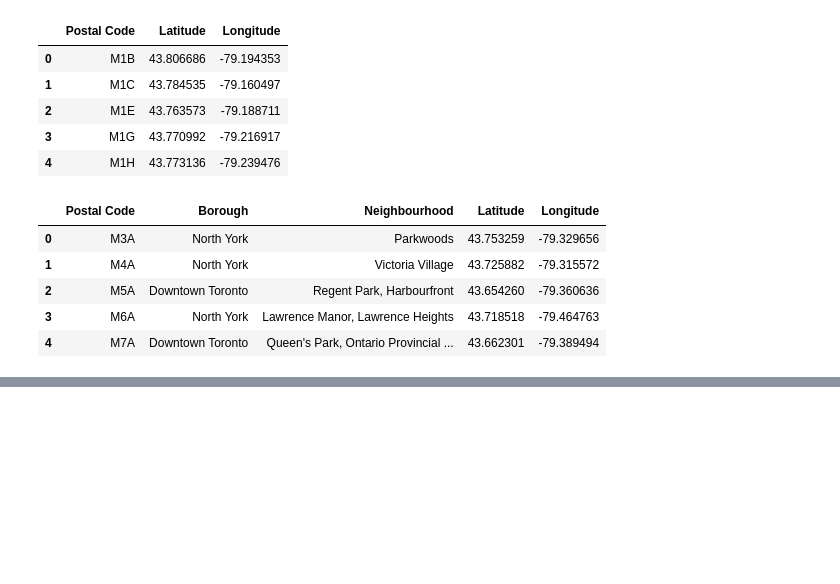
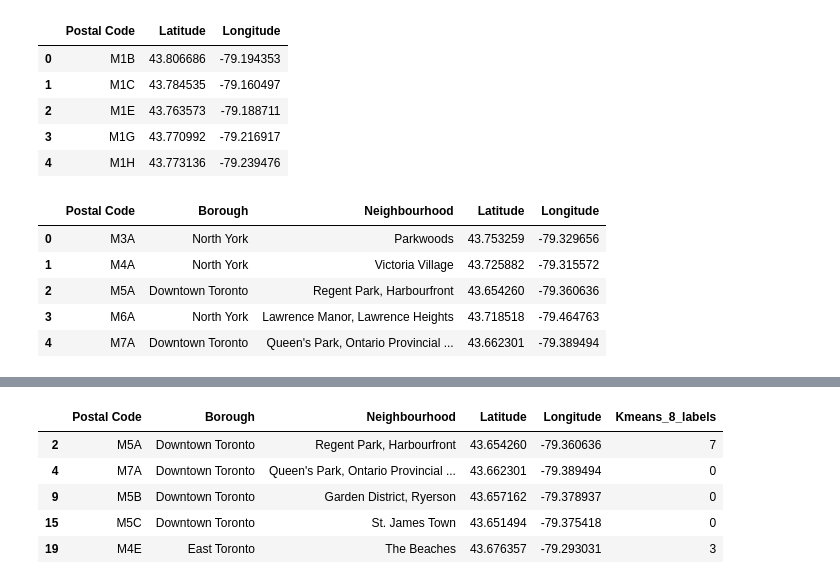
Before and after one commit to swagluke/Coursera_Capstone, a Jupyter notebook: Week3.ipynb, the cells around one changed output, grey strips where cells are left out. Drawn from its saved outputs; the diff is of its cells as text; code cells hidden in the pictures; blank space fills up the shorter version.

```diff
--- a/Week3.ipynb
+++ b/Week3.ipynb
@@ -52,0 +97,4 @@ result_df.head()
+# %%
+# It's hard to tell what's the best K value for this project, so I am picking 8 as k value
+kmeans = KMeans(n_clusters=8, random_state=0).fit(X)
+labels = kmeans.labels_
@@ -52,0 +109,9 @@ result_df.head()
+# %%
+Toronto_df.head()
+# %% [output]
+|  | Postal Code | Borough | Neighbourhood | Latitude | Longitude | Kmeans_8_labels |
+| 2 | M5A | Downtown Toronto | Regent Park, Harbourfront | 43.654260 | -79.360636 | 7 |
+| 4 | M7A | Downtown Toronto | Queen's Park, Ontario Provincial ... | 43.662301 | -79.389494 | 0 |
+| 9 | M5B | Downtown Toronto | Garden District, Ryerson | 43.657162 | -79.378937 | 0 |
+| 15 | M5C | Downtown Toronto | St. James Town | 43.651494 | -79.375418 | 0 |
+| 19 | M4E | East Toronto | The Beaches | 43.676357 | -79.293031 | 3 |
```
Also changed, not shown: parts of 8 cells of this notebook.
